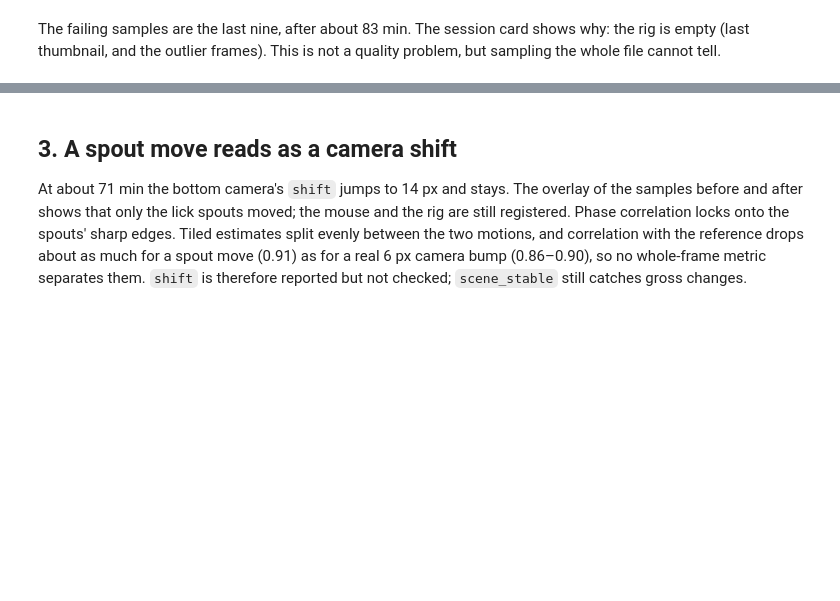
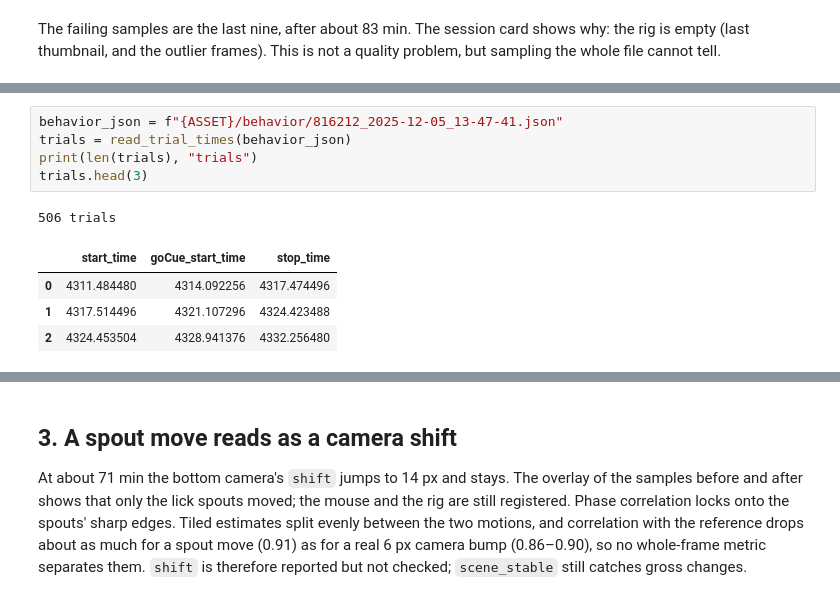
Before and after one commit to AllenNeuralDynamics/aind-dynamic-foraging-behavior-video-analysis, a Jupyter notebook: examples/video_quality_qc_validation.ipynb, the cells around one changed output, grey strips where cells are left out. Saved outputs shown, nothing was run; the diff lists cells and outputs as text; blank space fills up the shorter version.

```diff
--- a/examples/video_quality_qc_validation.ipynb
+++ b/examples/video_quality_qc_validation.ipynb
@@ -99,0 +124,11 @@ behavior times.
+# %%
+behavior_json = f"{ASSET}/behavior/816212_2025-12-05_13-47-41.json"
+trials = read_trial_times(behavior_json)
+print(len(trials), "trials")
+trials.head(3)
+# %% [output]
+506 trials
+|  | start_time | goCue_start_time | stop_time |
+| 0 | 4311.484480 | 4314.092256 | 4317.474496 |
+| 1 | 4317.514496 | 4321.107296 | 4324.423488 |
+| 2 | 4324.453504 | 4328.941376 | 4332.256480 |
```
Also changed, not shown: parts of 15 cells of this notebook, 7 other files.
